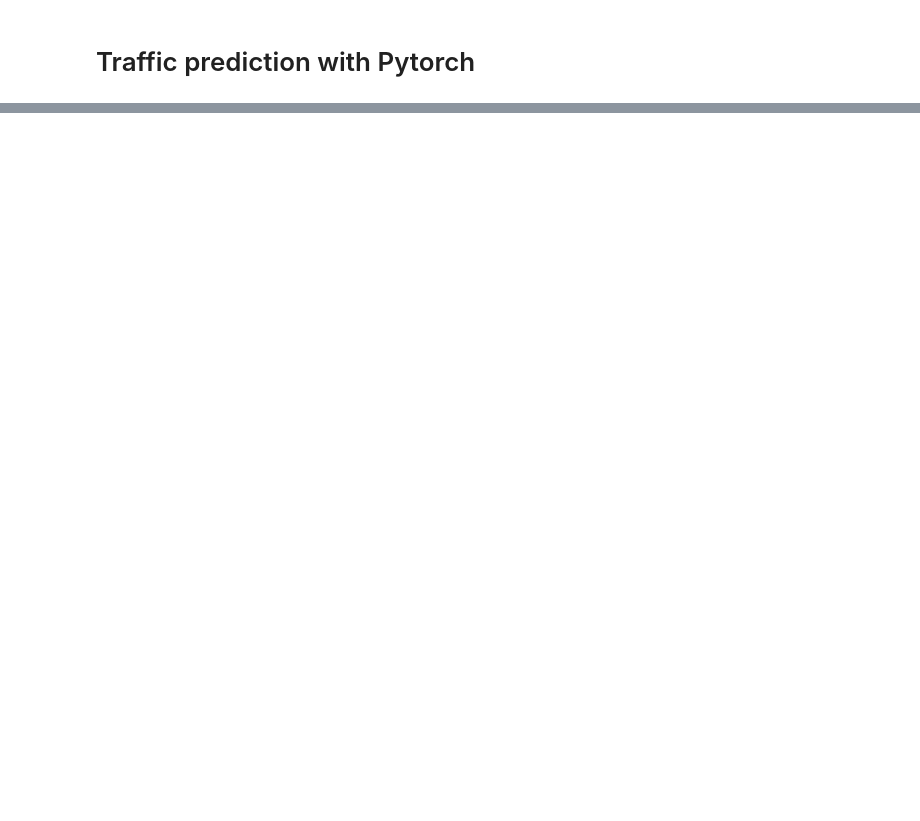
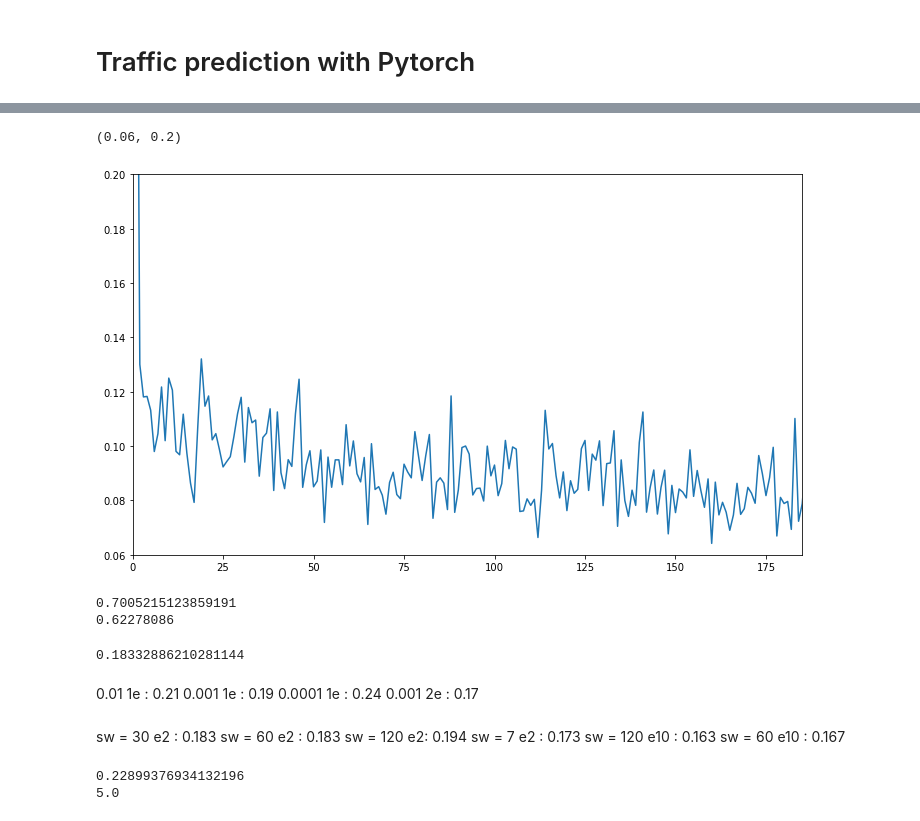
Before and after one commit to LouisMreau/dl-project, a Jupyter notebook: predict_traffic.ipynb, the cells around one changed output, grey strips where cells are left out. Saved outputs shown, nothing was run; the diff lists cells and outputs as text; code cells hidden in the pictures; blank space fills up the shorter version.

```diff
--- a/predict_traffic.ipynb
+++ b/predict_traffic.ipynb
@@ -50,0 +99,17 @@ print(train.tail())
+# %%
+# Création du dataset final pour la prédiction journalière
+dataset = []
+sliding_window = 60 # on prend les 60 derniers jours
+for i in range(len(location_volumes)):
+    serie = np.array(location_volumes[i]["Volume"])
+    for j in range(len(serie)-sliding_window):
+        sample = serie[j:j+sliding_window]/max(serie[j:j+sliding_window])
+        label = serie[j+sliding_window]/max(serie[j:j+sliding_window])
+        dataset.append(np.array([sample, label]))
+
+dataset = np.array(dataset)
+np.random.shuffle(dataset)
+data_train = dataset[:len(dataset)//5*4]
+data_test = dataset[len(dataset)//5*4:]
+print(data_train.shape)
+print(dataset.shape)
@@ -50,0 +220,61 @@ print(train.tail())
+# %%
+plt.figure(figsize=(12, 7))
+plt.plot(losses)
+plt.xlim((0,185))
+plt.ylim((0.06,0.20))
+# plt.savefig('images/erreur.png')
+# %% [output]
+(0.06, 0.2)
+[figure, added]
+# %%
+# Tester la prédiction sur un sample particulier
+id = 6000
+sample = dataset[id]
+sample_input = torch.tensor(sample[0])
+sample_input = sample_input.to(torch.float32)
+sample_input = sample_input.reshape(-1,60,1)
+output = model(sample_input)
+print(sample[1])
+print(output.detach().numpy()[0])
+# %% [output]
+0.7005215123859191
+0.62278086
+# %%
+# Test du modèle sur le jeu de donnée test
+errors = []
+for sample in data_test:
+    sample_input = torch.tensor(sample[0])
+    sample_input = sample_input.to(torch.float32)
+    sample_input = sample_input.reshape(-1,60,1)
+    output = model(sample_input).detach().numpy()[0]
+    relative_err = min(5,abs((output-sample[1])/sample[1]))
+    errors.append(relative_err)
+mean_relative_err = np.array(errors).mean()
+print(mean_relative_err)
+# %% [output]
+0.18332886210281144
+# %% [markdown]
+0.01 1e : 0.21
+0.001 1e : 0.19
+0.0001 1e : 0.24
+0.001 2e : 0.17
+# %% [markdown]
+sw = 30 e2 : 0.183
+sw = 60 e2 : 0.183
+sw = 120 e2:  0.194
+sw = 7 e2 : 0.173
+sw = 120 e10 : 0.163
+sw = 60 e10 : 0.167
+# %%
+# Taux d'erreur en prenant la dernière valeur connue sur le jeu de données test
+errors = []
+for sample in data_test:
+    output = sample[0][-1]
+    relative_err = min(5,abs((output-sample[1])/sample[1]))
+    errors.append(relative_err)
+mean_relative_err = np.array(errors).mean()
+print(mean_relative_err)
+print(np.max(errors))
+# %% [output]
+0.22899376934132196
+5.0
```
Also changed, not shown: parts of 19 cells of this notebook, 15 other files.
